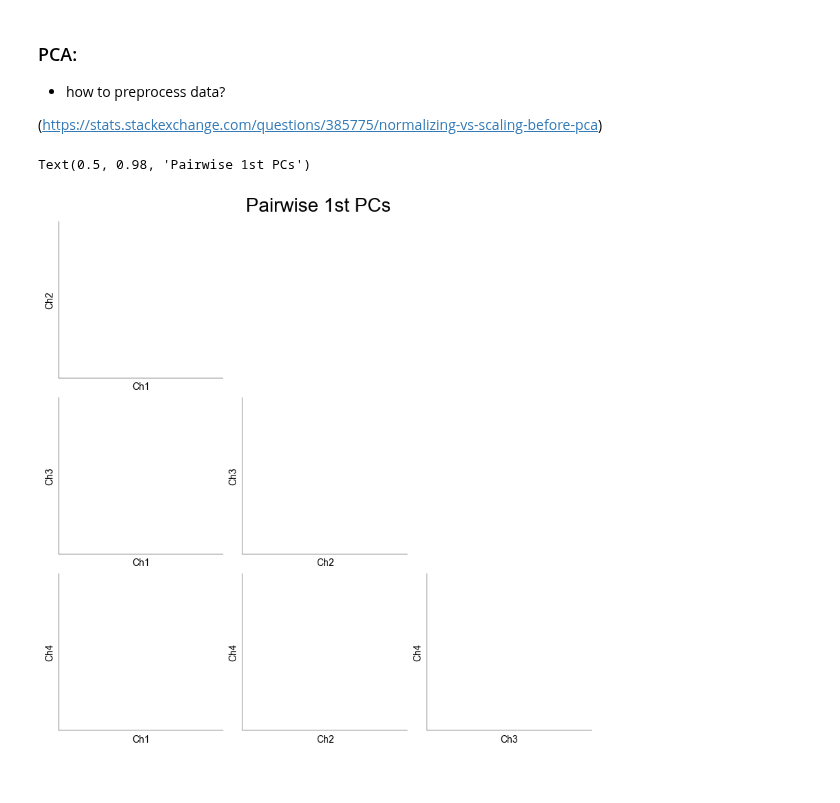
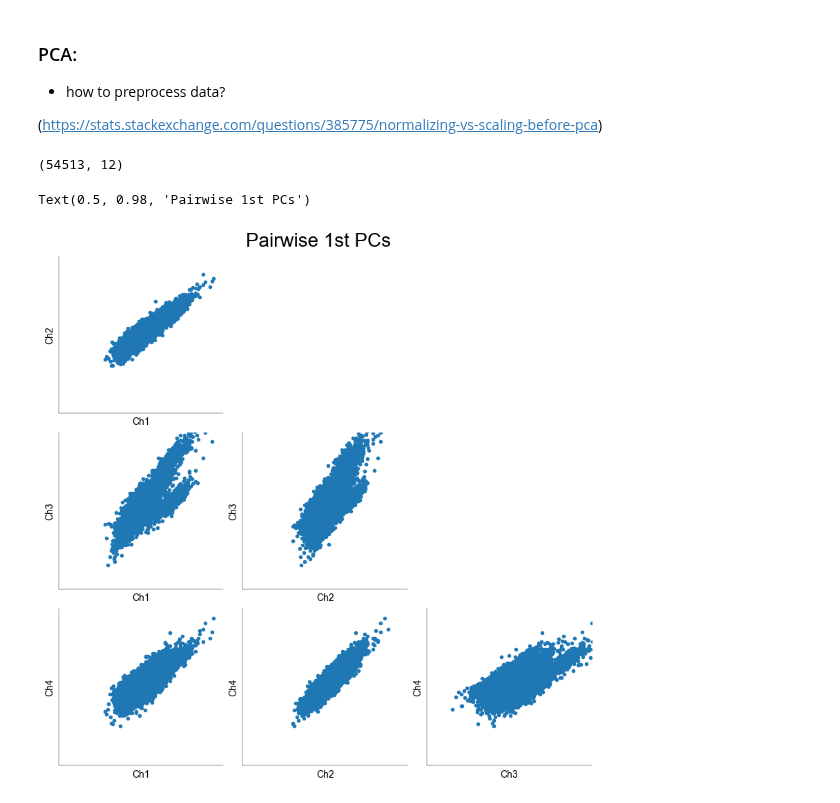
Before and after one commit to H-Kugler/neural-data-science, a Jupyter notebook: notebooks/CodingLab1.ipynb, the cells around one changed output. Drawn from its saved outputs; the diff is of its cells as text; code cells hidden in the pictures.

```diff
--- a/notebooks/CodingLab1.ipynb
+++ b/notebooks/CodingLab1.ipynb
@@ -266,7 +267,7 @@ def detect_spikes(
 
     return s, t, thrd
 # %%
-s, t_s, thrd = detect_spikes(x=xf, fs=fs)
+s, t_s, thrd = detect_spikes(x=xf, fs=fs, N=8)
 # %%
 print(s.shape, t.shape)
 print(s[0], t[0])
@@ -364,15 +365,15 @@ def extract_waveforms(x: np.ndarray, s: np.ndarray) -> np.ndarray:
     # extract spike waveforms (1 pt)
     # ------------------------------
 
-    n_spikes, n_channels = s.shape
+    _, n_channels = s.shape
     length_window = 30
-    half_window = int(length_window / 2)
+    half_window = length_window // 3
 
     w = np.stack(
         [
             np.stack(
                 [
-                    x[-half_window + spike : spike + half_window, ch]
+                    x[-half_window + spike : spike + 2 * half_window, ch]
                     for spike in s[..., ch]
                 ]
             )
@@ -532,40 +522,50 @@ def extract_features(w: np.ndarray):
     # obtain first 3 principle components (1.5 pts)
     # ---------------------------------------------
 
+    n_spikes, length_window, n_channels = w.shape
+    pca = PCA(n_components=3)
+    b = np.hstack([pca.fit_transform(w[..., ch]) for ch in range(n_channels)])
+
     # -----------------------------------------------------
     # Print the fraction of variance explained (1 extra pt)
     # -----------------------------------------------------
 
-    pass
+    return b
+# %%
+princ_comp = extract_features(waveforms)
+princ_comp.shape
+# %% [output]
+(54513, 12)
 # %%
 mosaic = [
     ["Ch2 vs Ch1", ".", "."],
     ["Ch3 vs Ch1", "Ch3 vs Ch2", "."],
     ["Ch4 vs Ch1", "Ch4 vs Ch2", "Ch4 vs Ch3"],
 ]
 fig, ax = plt.subplot_mosaic(
     mosaic=mosaic, figsize=(8, 8), layout="constrained", dpi=100
 )
 
 # indices of the 1st PC in `b`
 i = {"Ch1": 0, "Ch2": 3, "Ch3": 6, "Ch4": 9}
 
 for m in np.ravel(mosaic):
     if m == ".":
         continue
     y, x = m.split(" vs ")
 
     ax[m].set_xlabel(x)
     ax[m].set_ylabel(y)
     ax[m].set_xlim((-1500, 1500))
     ax[m].set_ylim((-1500, 1500))
     ax[m].set_xticks([])
     ax[m].set_yticks([])
+    ax[m].scatter(princ_comp[..., i[x]], princ_comp[..., i[y]])
 
 fig.suptitle("Pairwise 1st PCs", fontsize=20)
 # %% [output]
 Text(0.5, 0.98, 'Pairwise 1st PCs')
-[figure, old version]
+[figure, new version]
 # %%
 # # save data for the next Coding Lab
 
```
Also changed, not shown: parts of 8 cells of this notebook.
